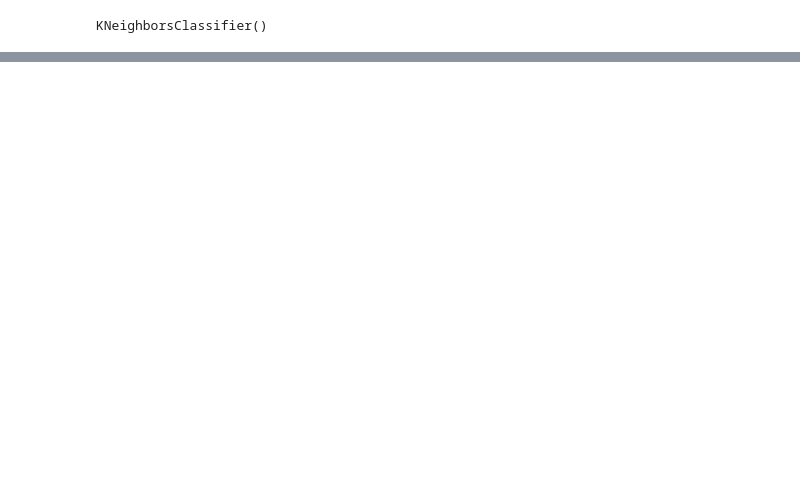
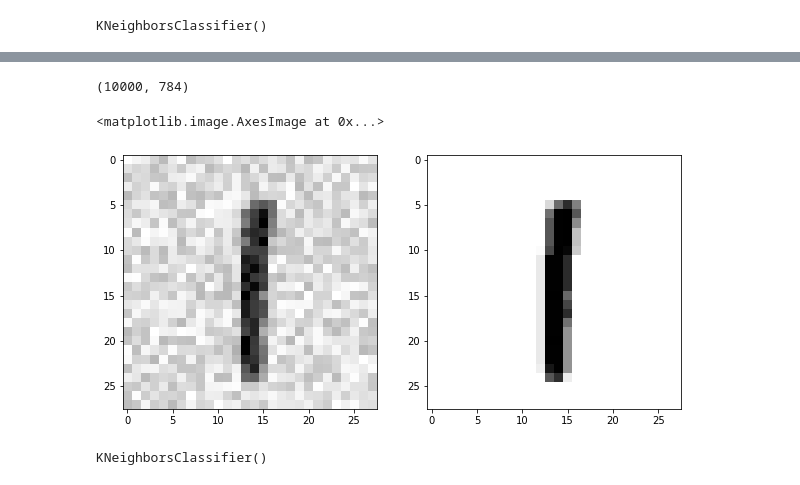
Before and after one commit to Tomaszsachanowski/ML-Scikit-Learn-Tensorflow, a Jupyter notebook: Chapter-3.ipynb, the cells around one changed output, grey strips where cells are left out. Saved outputs shown, nothing was run; the diff lists cells and outputs as text; code cells hidden in the pictures; blank space fills up the shorter version.

```diff
--- a/Chapter-3.ipynb
+++ b/Chapter-3.ipynb
@@ -412,0 +453,21 @@ KNeighborsClassifier()
+# %%
+noise =np.random.randint(0, 100, X_test.shape)
+# %%
+noise.shape
+# %% [output]
+(10000, 784)
+# %%
+X_test_mod = X_test + noise
+# %%
+digt_1_mod = X_test_mod[342]
+# %%
+digt_1_train = X_test[342]
+# %%
+plt.figure(figsize=(10, 10))
+plt.subplot(1, 2, 1)
+plt.imshow(digt_1_mod.reshape((nx2,ny2,)), cmap=mpl.cm.binary, interpolation="nearest")
+plt.subplot(1, 2, 2)
+plt.imshow(digt_1_train.reshape((nx2,ny2,)), cmap=mpl.cm.binary, interpolation="nearest")
+# %% [output]
+<matplotlib.image.AxesImage at 0x...>
+[figure, added]
@@ -412,0 +477,4 @@ KNeighborsClassifier()
+# %%
+knn_clf.fit(X_train_mod, y_train_mod)
+# %% [output]
+KNeighborsClassifier()
```
Also changed, not shown: parts of 47 cells of this notebook.
